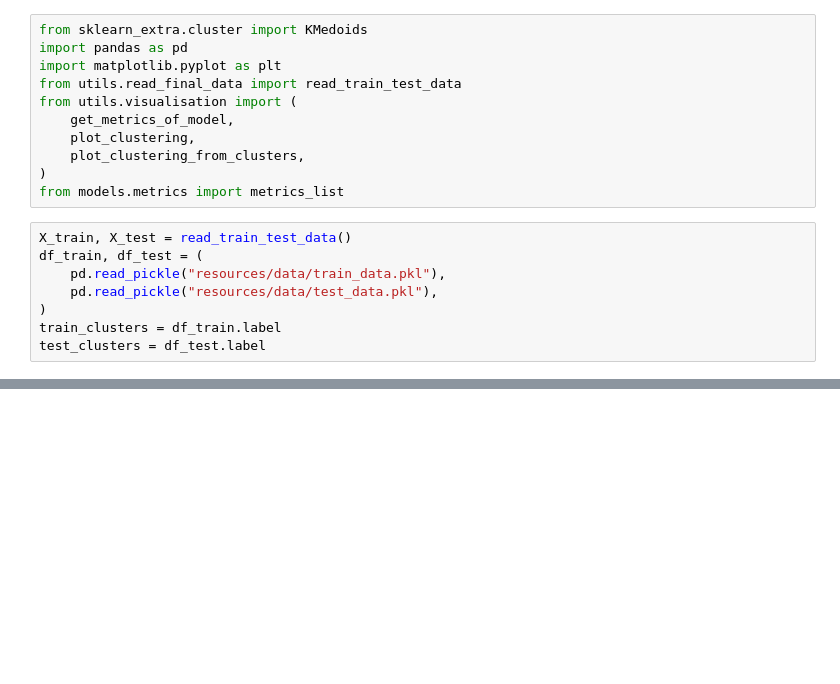
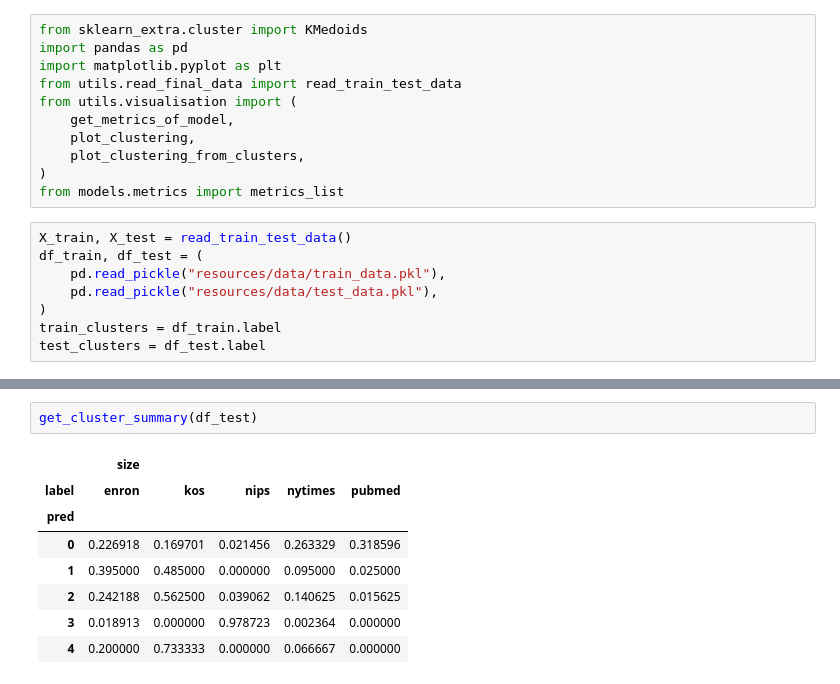
Before and after one commit to azoz01/wum_projekt_2, a Jupyter notebook: models/notebooks/kmedoids.ipynb, the cells around one changed output, grey strips where cells are left out. Cells and saved outputs as stored; diff of their text form; blank space fills up the shorter version.

```diff
--- a/models/notebooks/kmedoids.ipynb
+++ b/models/notebooks/kmedoids.ipynb
@@ -46,0 +71,11 @@ plot_clustering_from_clusters(X_train, X_test, train_clusters, test_clusters)
+# %%
+get_cluster_summary(df_test)
+# %% [output]
+|  | size |  |  |  |  |
+| label | enron | kos | nips | nytimes | pubmed |
+| pred |  |  |  |  |  |
+| 0 | 0.226918 | 0.169701 | 0.021456 | 0.263329 | 0.318596 |
+| 1 | 0.395000 | 0.485000 | 0.000000 | 0.095000 | 0.025000 |
+| 2 | 0.242188 | 0.562500 | 0.039062 | 0.140625 | 0.015625 |
+| 3 | 0.018913 | 0.000000 | 0.978723 | 0.002364 | 0.000000 |
+| 4 | 0.200000 | 0.733333 | 0.000000 | 0.066667 | 0.000000 |
```
Also changed, not shown: parts of 6 cells of this notebook, 6 other files.
